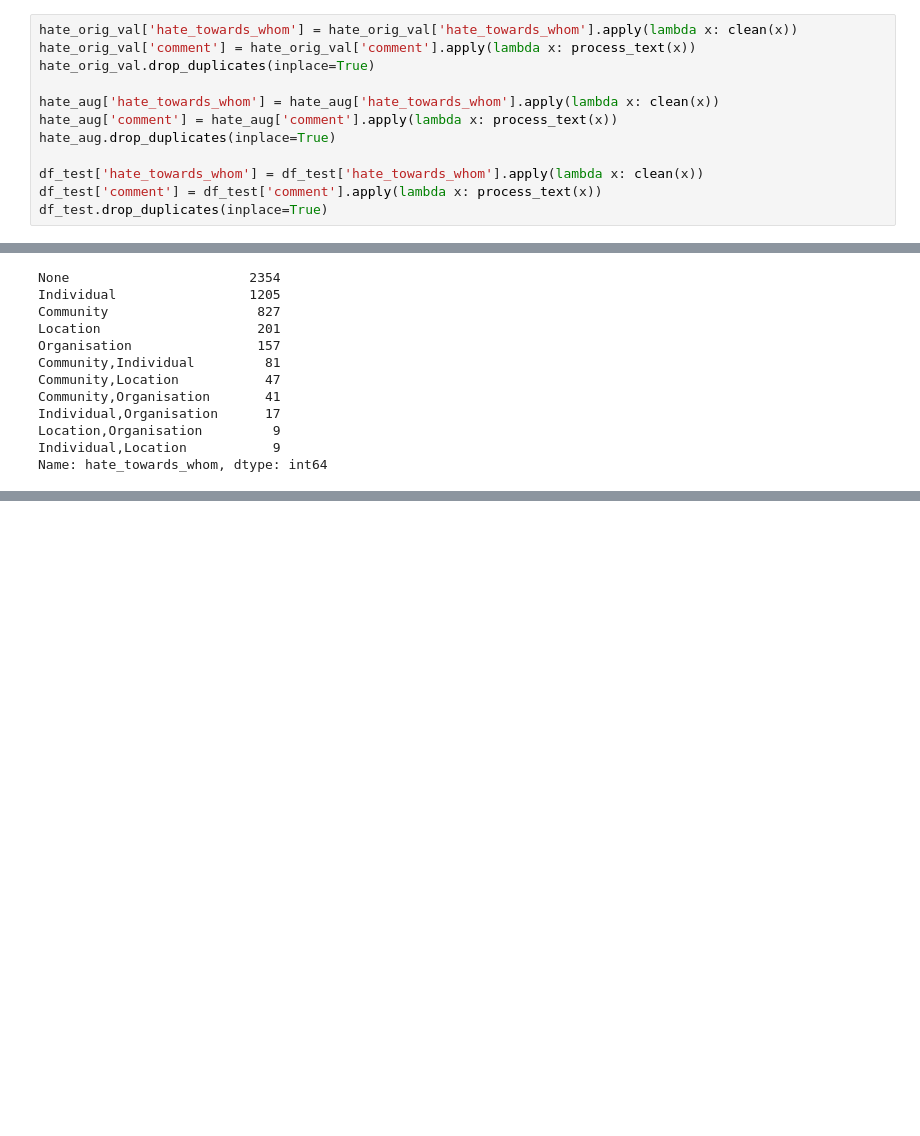
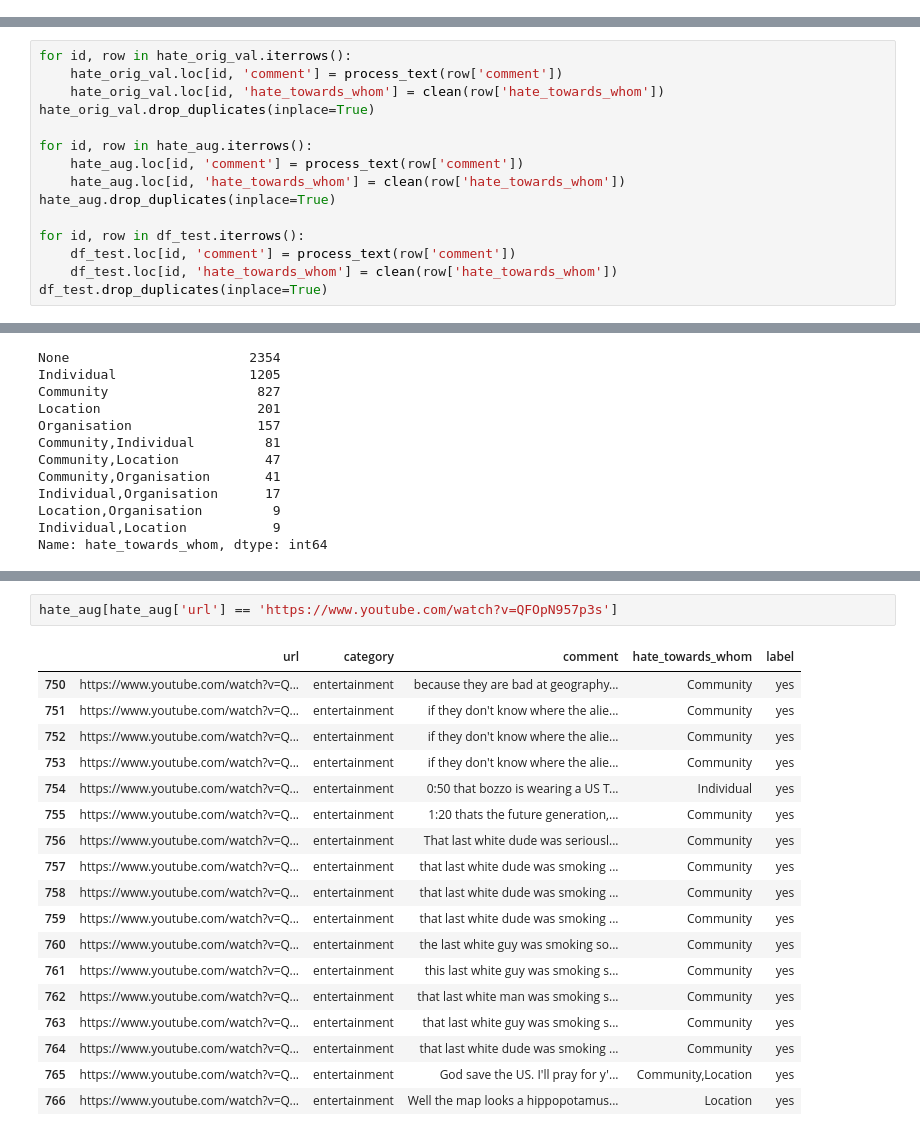
Before and after one commit to Chief-Blackhood/IS-Hate-Speech, a Jupyter notebook: create_dataset/split_data_ttv.ipynb, the cells around one changed output, grey strips where cells are left out. Drawn from its saved outputs; the diff is of its cells as text; blank space fills up the shorter version.

Commit message:
Bug fix in clean function

```diff
--- a/create_dataset/split_data_ttv.ipynb
+++ b/create_dataset/split_data_ttv.ipynb
@@ -208,15 +208,3 @@ def process_text(text):
     new_text = demoji.replace_with_desc(new_text, sep=' ')
     new_text = re.sub('\\s+', ' ', new_text)
     return new_text
-# %%
-hate_orig_val['hate_towards_whom'] = hate_orig_val['hate_towards_whom'].apply(lambda x: clean(x))
-hate_orig_val['comment'] = hate_orig_val['comment'].apply(lambda x: process_text(x))
-hate_orig_val.drop_duplicates(inplace=True)
-
-hate_aug['hate_towards_whom'] = hate_aug['hate_towards_whom'].apply(lambda x: clean(x))
-hate_aug['comment'] = hate_aug['comment'].apply(lambda x: process_text(x))
-hate_aug.drop_duplicates(inplace=True)
-
-df_test['hate_towards_whom'] = df_test['hate_towards_whom'].apply(lambda x: clean(x))
-df_test['comment'] = df_test['comment'].apply(lambda x: process_text(x))
-df_test.drop_duplicates(inplace=True)
@@ -241,3 +211,18 @@ See the caveats in the documentation: https://pandas.pydata.org/pandas-docs/stab
+# %%
+for id, row in hate_orig_val.iterrows():
+    hate_orig_val.loc[id, 'comment'] = process_text(row['comment'])
+    hate_orig_val.loc[id, 'hate_towards_whom'] = clean(row['hate_towards_whom'])
+hate_orig_val.drop_duplicates(inplace=True)
+
+for id, row in hate_aug.iterrows():
+    hate_aug.loc[id, 'comment'] = process_text(row['comment'])
+    hate_aug.loc[id, 'hate_towards_whom'] = clean(row['hate_towards_whom'])
+hate_aug.drop_duplicates(inplace=True)
+
+for id, row in df_test.iterrows():
+    df_test.loc[id, 'comment'] = process_text(row['comment'])
+    df_test.loc[id, 'hate_towards_whom'] = clean(row['hate_towards_whom'])
+df_test.drop_duplicates(inplace=True)
 # %%
 hate_orig_val.to_csv('../data/with_aug_ttv/eval.csv', index=False)
 hate_aug.to_csv('../data/with_aug_ttv/train.csv', index=False)
@@ -287,0 +292,21 @@ Name: hate_towards_whom, dtype: int64
+# %%
+hate_aug[hate_aug['url'] == 'https://www.youtube.com/watch?v=QFOpN957p3s']
+# %% [output]
+|  | url | category | comment | hate_towards_whom | label |
+| 750 | https://www.youtube.com/watch?v=Q... | entertainment | because they are bad at geography... | Community | yes |
+| 751 | https://www.youtube.com/watch?v=Q... | entertainment | if they don't know where the alie... | Community | yes |
+| 752 | https://www.youtube.com/watch?v=Q... | entertainment | if they don't know where the alie... | Community | yes |
+| 753 | https://www.youtube.com/watch?v=Q... | entertainment | if they don't know where the alie... | Community | yes |
+| 754 | https://www.youtube.com/watch?v=Q... | entertainment | 0:50 that bozzo is wearing a US T... | Individual | yes |
+| 755 | https://www.youtube.com/watch?v=Q... | entertainment | 1:20 thats the future generation,... | Community | yes |
+| 756 | https://www.youtube.com/watch?v=Q... | entertainment | That last white dude was seriousl... | Community | yes |
+| 757 | https://www.youtube.com/watch?v=Q... | entertainment | that last white dude was smoking ... | Community | yes |
+| 758 | https://www.youtube.com/watch?v=Q... | entertainment | that last white dude was smoking ... | Community | yes |
+| 759 | https://www.youtube.com/watch?v=Q... | entertainment | that last white dude was smoking ... | Community | yes |
+| 760 | https://www.youtube.com/watch?v=Q... | entertainment | the last white guy was smoking so... | Community | yes |
+| 761 | https://www.youtube.com/watch?v=Q... | entertainment | this last white guy was smoking s... | Community | yes |
+| 762 | https://www.youtube.com/watch?v=Q... | entertainment | that last white man was smoking s... | Community | yes |
+| 763 | https://www.youtube.com/watch?v=Q... | entertainment | that last white guy was smoking s... | Community | yes |
+| 764 | https://www.youtube.com/watch?v=Q... | entertainment | that last white dude was smoking ... | Community | yes |
+| 765 | https://www.youtube.com/watch?v=Q... | entertainment | God save the US. I'll pray for y'... | Community,Location | yes |
+| 766 | https://www.youtube.com/watch?v=Q... | entertainment | Well the map looks a hippopotamus... | Location | yes |
```
Also changed, not shown: parts of 6 cells of this notebook, 1 other file.
